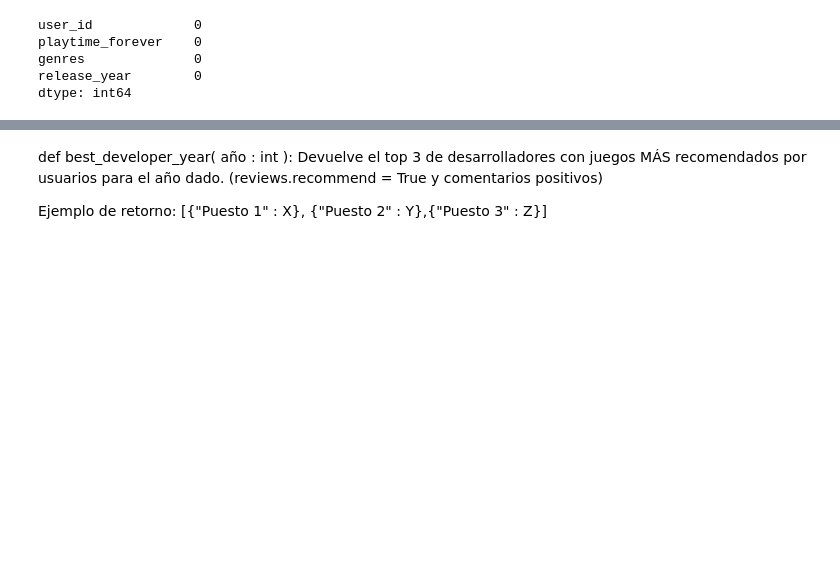
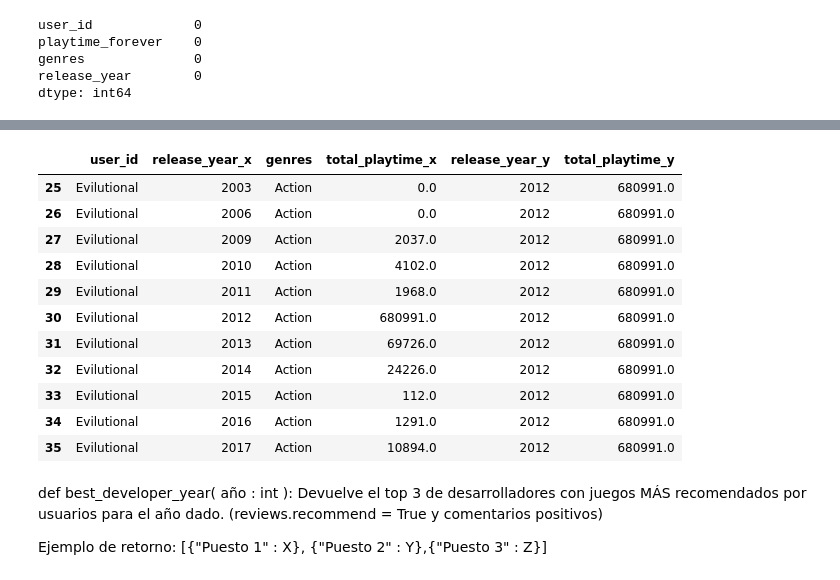
Before and after one commit to Juancito2085/PI1_ML_OPS, a Jupyter notebook: API.ipynb, the cells around one changed output, grey strips where cells are left out. Drawn from its saved outputs; the diff is of its cells as text; code cells hidden in the pictures; blank space fills up the shorter version.

```diff
--- a/API.ipynb
+++ b/API.ipynb
@@ -142,3 +158,20 @@ Name: genres, Length: 4039500, dtype: object
+# %%
+df_users_for_genre = df_users_genre.merge(df_users_max_playtime, on=["user_id", "genres"])
+# %%
+df_users_for_genre[df_users_for_genre['genres']=='Action']
+# %% [output]
+|  | user_id | release_year_x | genres | total_playtime_x | release_year_y | total_playtime_y |
+| 25 | Evilutional | 2003 | Action | 0.0 | 2012 | 680991.0 |
+| 26 | Evilutional | 2006 | Action | 0.0 | 2012 | 680991.0 |
+| 27 | Evilutional | 2009 | Action | 2037.0 | 2012 | 680991.0 |
+| 28 | Evilutional | 2010 | Action | 4102.0 | 2012 | 680991.0 |
+| 29 | Evilutional | 2011 | Action | 1968.0 | 2012 | 680991.0 |
+| 30 | Evilutional | 2012 | Action | 680991.0 | 2012 | 680991.0 |
+| 31 | Evilutional | 2013 | Action | 69726.0 | 2012 | 680991.0 |
+| 32 | Evilutional | 2014 | Action | 24226.0 | 2012 | 680991.0 |
+| 33 | Evilutional | 2015 | Action | 112.0 | 2012 | 680991.0 |
+| 34 | Evilutional | 2016 | Action | 1291.0 | 2012 | 680991.0 |
+| 35 | Evilutional | 2017 | Action | 10894.0 | 2012 | 680991.0 |
 # %% [markdown]
 def best_developer_year( año : int ): Devuelve el top 3 de desarrolladores con juegos MÁS recomendados por usuarios para el año dado. (reviews.recommend = True y comentarios positivos)
 
```
Also changed, not shown: parts of 7 cells of this notebook.
